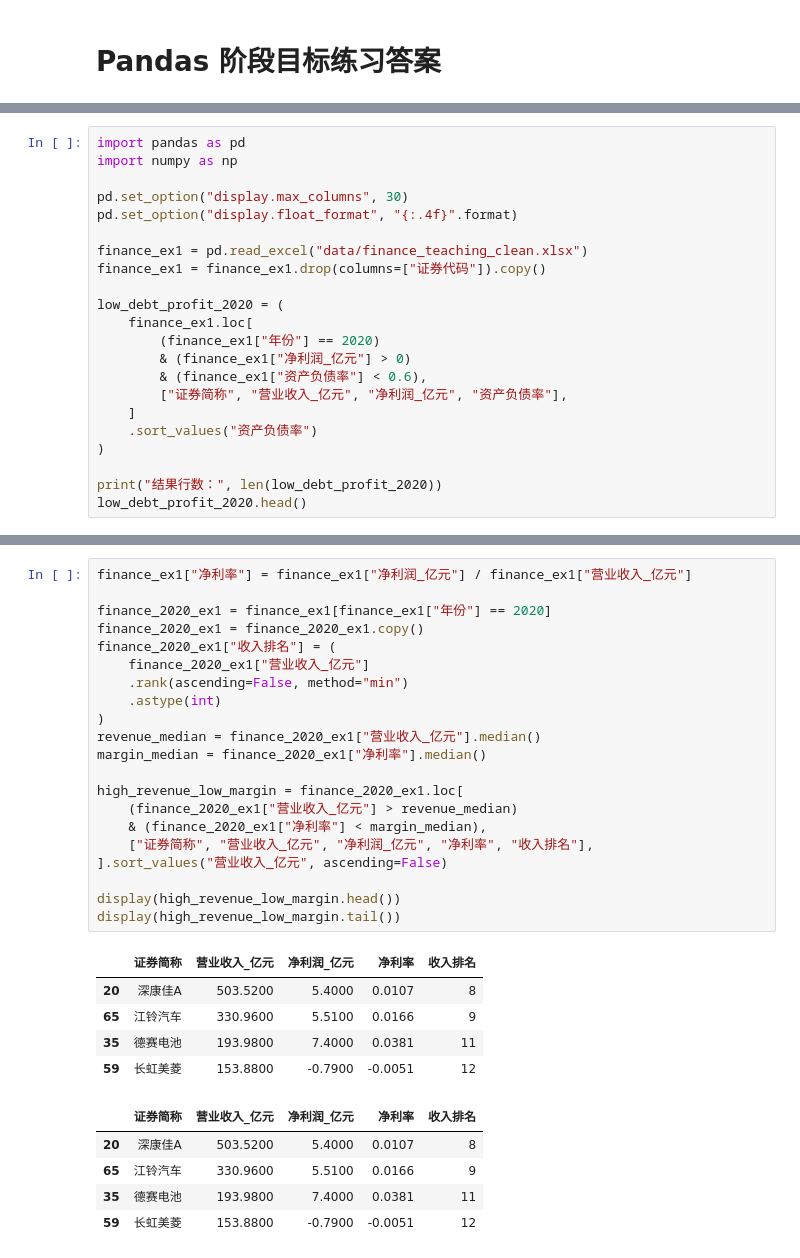
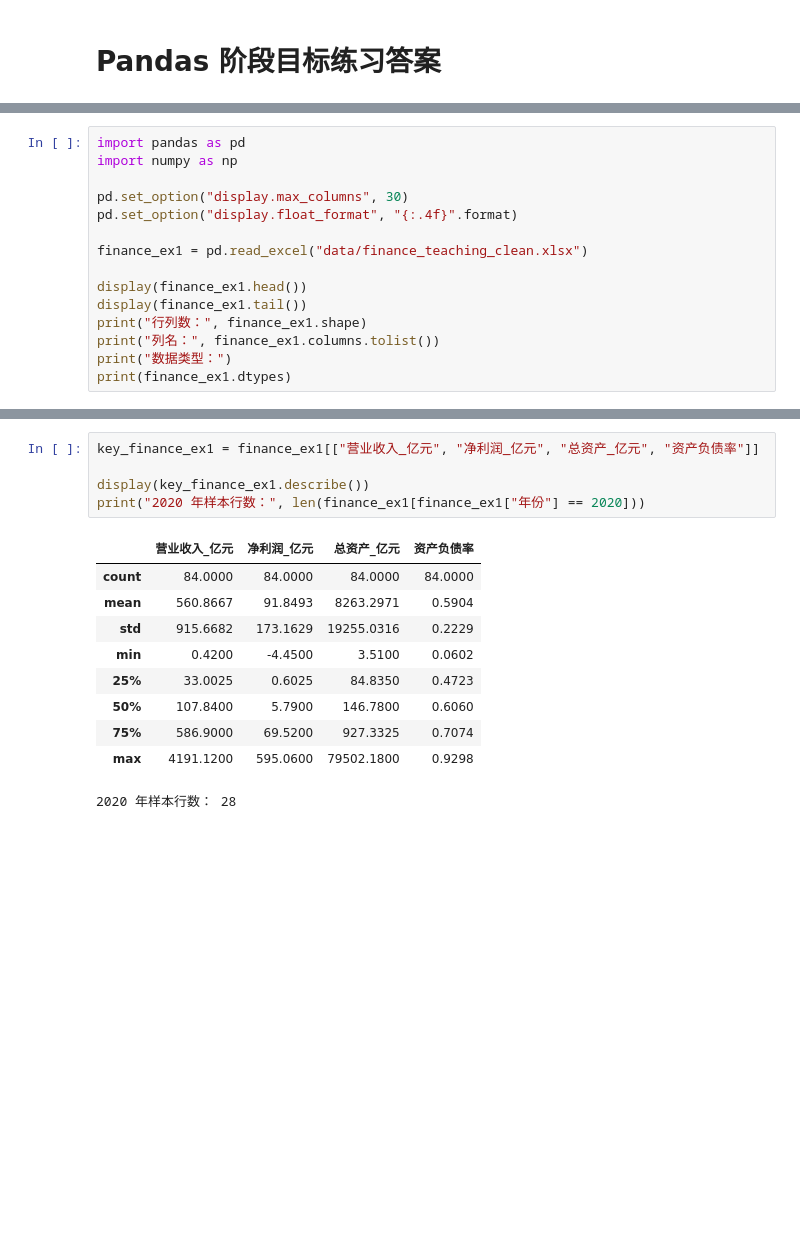
Before and after one commit to itsaquestion/py4ss_v4, a Jupyter notebook: 新章节编辑/pandas/pandas_goal_exercise_solutions.ipynb, the cells around one changed output, grey strips where cells are left out. Cells and saved outputs as stored; diff of their text form; blank space fills up the shorter version.

```diff
--- a/新章节编辑/pandas/pandas_goal_exercise_solutions.ipynb
+++ b/新章节编辑/pandas/pandas_goal_exercise_solutions.ipynb
@@ -12,18 +12,11 @@ pd.set_option("display.max_columns", 30)
 pd.set_option("display.float_format", "{:.4f}".format)
 
 finance_ex1 = pd.read_excel("data/finance_teaching_clean.xlsx")
-finance_ex1 = finance_ex1.drop(columns=["证券代码"]).copy()
 
-low_debt_profit_2020 = (
-    finance_ex1.loc[
-        (finance_ex1["年份"] == 2020)
-        & (finance_ex1["净利润_亿元"] > 0)
-        & (finance_ex1["资产负债率"] < 0.6),
-        ["证券简称", "营业收入_亿元", "净利润_亿元", "资产负债率"],
-    ]
-    .sort_values("资产负债率")
-)
-
-print("结果行数：", len(low_debt_profit_2020))
-low_debt_profit_2020.head()
+display(finance_ex1.head())
+display(finance_ex1.tail())
+print("行列数：", finance_ex1.shape)
+print("列名：", finance_ex1.columns.tolist())
+print("数据类型：")
+print(finance_ex1.dtypes)
 # %% [output]
@@ -41,33 +50,17 @@ low_debt_profit_2020.head()
 # %%
-finance_ex1["净利率"] = finance_ex1["净利润_亿元"] / finance_ex1["营业收入_亿元"]
+key_finance_ex1 = finance_ex1[["营业收入_亿元", "净利润_亿元", "总资产_亿元", "资产负债率"]]
 
-finance_2020_ex1 = finance_ex1[finance_ex1["年份"] == 2020]
-finance_2020_ex1 = finance_2020_ex1.copy()
-finance_2020_ex1["收入排名"] = (
-    finance_2020_ex1["营业收入_亿元"]
-    .rank(ascending=False, method="min")
-    .astype(int)
-)
-revenue_median = finance_2020_ex1["营业收入_亿元"].median()
-margin_median = finance_2020_ex1["净利率"].median()
-
-high_revenue_low_margin = finance_2020_ex1.loc[
-    (finance_2020_ex1["营业收入_亿元"] > revenue_median)
-    & (finance_2020_ex1["净利率"] < margin_median),
-    ["证券简称", "营业收入_亿元", "净利润_亿元", "净利率", "收入排名"],
-].sort_values("营业收入_亿元", ascending=False)
-
-display(high_revenue_low_margin.head())
-display(high_revenue_low_margin.tail())
+display(key_finance_ex1.describe())
+print("2020 年样本行数：", len(finance_ex1[finance_ex1["年份"] == 2020]))
 # %% [output]
-|  | 证券简称 | 营业收入_亿元 | 净利润_亿元 | 净利率 | 收入排名 |
-| 20 | 深康佳A | 503.5200 | 5.4000 | 0.0107 | 8 |
-| 65 | 江铃汽车 | 330.9600 | 5.5100 | 0.0166 | 9 |
-| 35 | 德赛电池 | 193.9800 | 7.4000 | 0.0381 | 11 |
-| 59 | 长虹美菱 | 153.8800 | -0.7900 | -0.0051 | 12 |
+|  | 营业收入_亿元 | 净利润_亿元 | 总资产_亿元 | 资产负债率 |
+| count | 84.0000 | 84.0000 | 84.0000 | 84.0000 |
+| mean | 560.8667 | 91.8493 | 8263.2971 | 0.5904 |
+| std | 915.6682 | 173.1629 | 19255.0316 | 0.2229 |
+| min | 0.4200 | -4.4500 | 3.5100 | 0.0602 |
+| 25% | 33.0025 | 0.6025 | 84.8350 | 0.4723 |
+| 50% | 107.8400 | 5.7900 | 146.7800 | 0.6060 |
+| 75% | 586.9000 | 69.5200 | 927.3325 | 0.7074 |
+| max | 4191.1200 | 595.0600 | 79502.1800 | 0.9298 |
-|  | 证券简称 | 营业收入_亿元 | 净利润_亿元 | 净利率 | 收入排名 |
-| 20 | 深康佳A | 503.5200 | 5.4000 | 0.0107 | 8 |
-| 65 | 江铃汽车 | 330.9600 | 5.5100 | 0.0166 | 9 |
-| 35 | 德赛电池 | 193.9800 | 7.4000 | 0.0381 | 11 |
-| 59 | 长虹美菱 | 153.8800 | -0.7900 | -0.0051 | 12 |
+2020 年样本行数： 28
 # %% [markdown]
```
Also changed, not shown: parts of 45 cells of this notebook, 7 other files.
